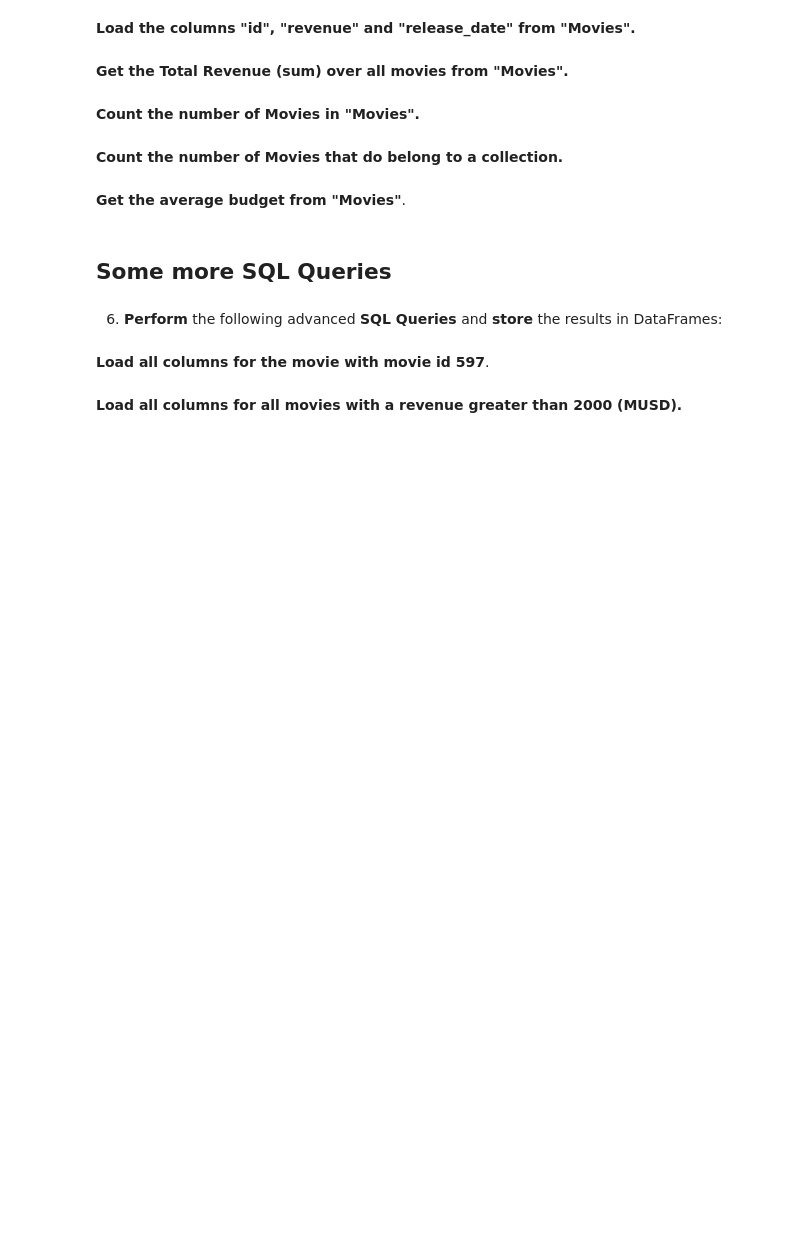
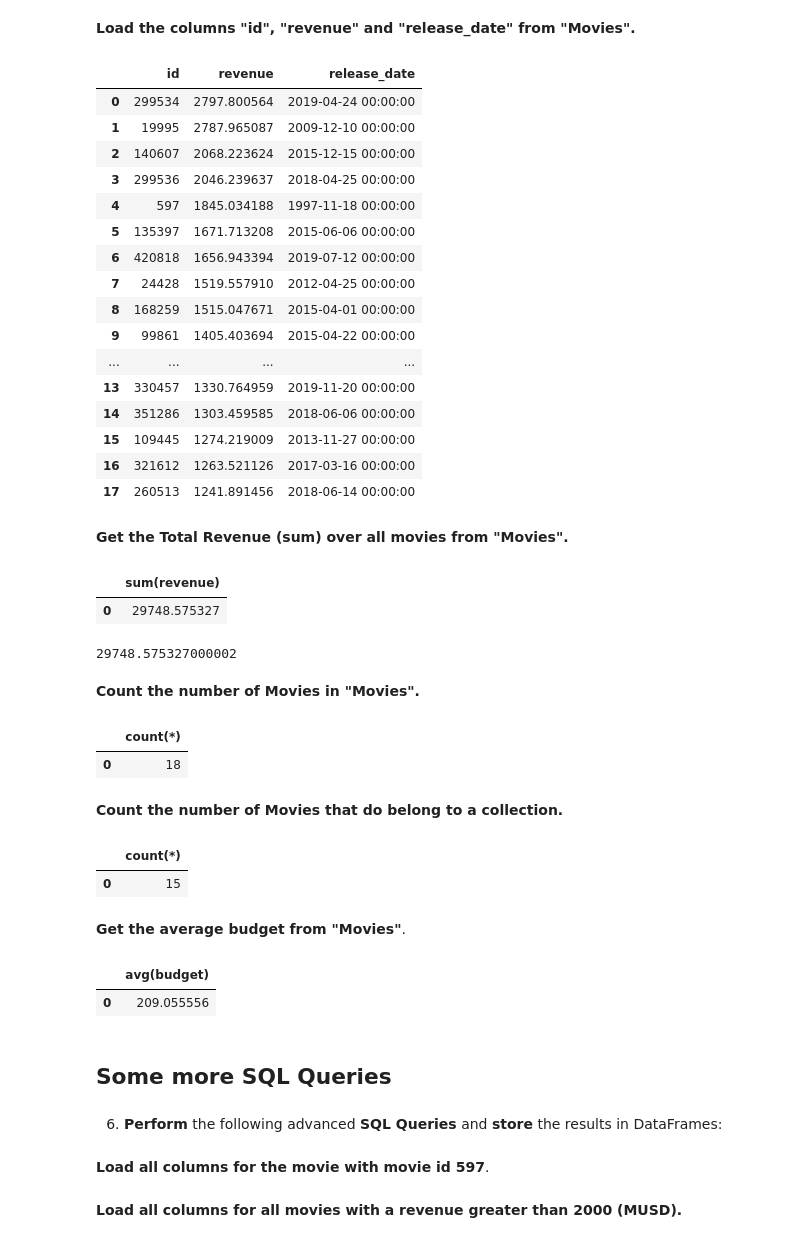
Before and after one commit to eeeds/Projects, a Jupyter notebook: 18- Pandas and SQL Databases/Project18.ipynb, the cells around one changed output. Cells and saved outputs as stored; diff of their text form; code cells hidden in the pictures; blank space fills up the shorter version.

```diff
--- a/18- Pandas and SQL Databases/Project18.ipynb
+++ b/18- Pandas and SQL Databases/Project18.ipynb
@@ -299,3 +299,5 @@ conn.close()
 5. __Perform__ the following simple __SQL Queries__ and __store__ the results in DataFrames:
 # %% [markdown]
 __Load the full "Movies" Table__.
+# %%
+conn = sq3.connect('movies.db')
@@ -302,13 +324,58 @@ __Load the full "Movies" Table__.
 # %% [markdown]
 __Load the columns "id", "revenue" and "release_date" from "Movies".__
+# %%
+pd.read_sql('SELECT id, revenue, release_date from Movies', conn)
+# %% [output]
+|  | id | revenue | release_date |
+| 0 | 299534 | 2797.800564 | 2019-04-24 00:00:00 |
+| 1 | 19995 | 2787.965087 | 2009-12-10 00:00:00 |
+| 2 | 140607 | 2068.223624 | 2015-12-15 00:00:00 |
+| 3 | 299536 | 2046.239637 | 2018-04-25 00:00:00 |
+| 4 | 597 | 1845.034188 | 1997-11-18 00:00:00 |
+| 5 | 135397 | 1671.713208 | 2015-06-06 00:00:00 |
+| 6 | 420818 | 1656.943394 | 2019-07-12 00:00:00 |
+| 7 | 24428 | 1519.557910 | 2012-04-25 00:00:00 |
+| 8 | 168259 | 1515.047671 | 2015-04-01 00:00:00 |
+| 9 | 99861 | 1405.403694 | 2015-04-22 00:00:00 |
+| ... | ... | ... | ... |
+| 13 | 330457 | 1330.764959 | 2019-11-20 00:00:00 |
+| 14 | 351286 | 1303.459585 | 2018-06-06 00:00:00 |
+| 15 | 109445 | 1274.219009 | 2013-11-27 00:00:00 |
+| 16 | 321612 | 1263.521126 | 2017-03-16 00:00:00 |
+| 17 | 260513 | 1241.891456 | 2018-06-14 00:00:00 |
 # %% [markdown]
 __Get the Total Revenue (sum) over all movies from "Movies".__
+# %%
+pd.read_sql('SELECT sum(revenue) from Movies', conn)
+# %% [output]
+|  | sum(revenue) |
+| 0 | 29748.575327 |
+# %%
+#As a number
+conn.execute('Select sum(revenue) from Movies').fetchall()[0][0]
+# %% [output]
+29748.575327000002
 # %% [markdown]
 __Count the number of Movies in "Movies".__
+# %%
+pd.read_sql('Select count(*) from Movies', conn)
+# %% [output]
+|  | count(*) |
+| 0 | 18 |
 # %% [markdown]
 __Count the number of Movies that do belong to a collection.__
+# %%
+pd.read_sql('Select count(*) from Movies where belongs_to_collection_name<>"None"', conn)
+# %% [output]
+|  | count(*) |
+| 0 | 15 |
 # %% [markdown]
 __Get the average budget from "Movies"__.
+# %%
+pd.read_sql('Select avg(budget) from Movies', conn)
+# %% [output]
+|  | avg(budget) |
+| 0 | 209.055556 |
 # %% [markdown]
 ## Some more SQL Queries
 # %% [markdown]
```
Also changed, not shown: parts of 1 cell of this notebook.
